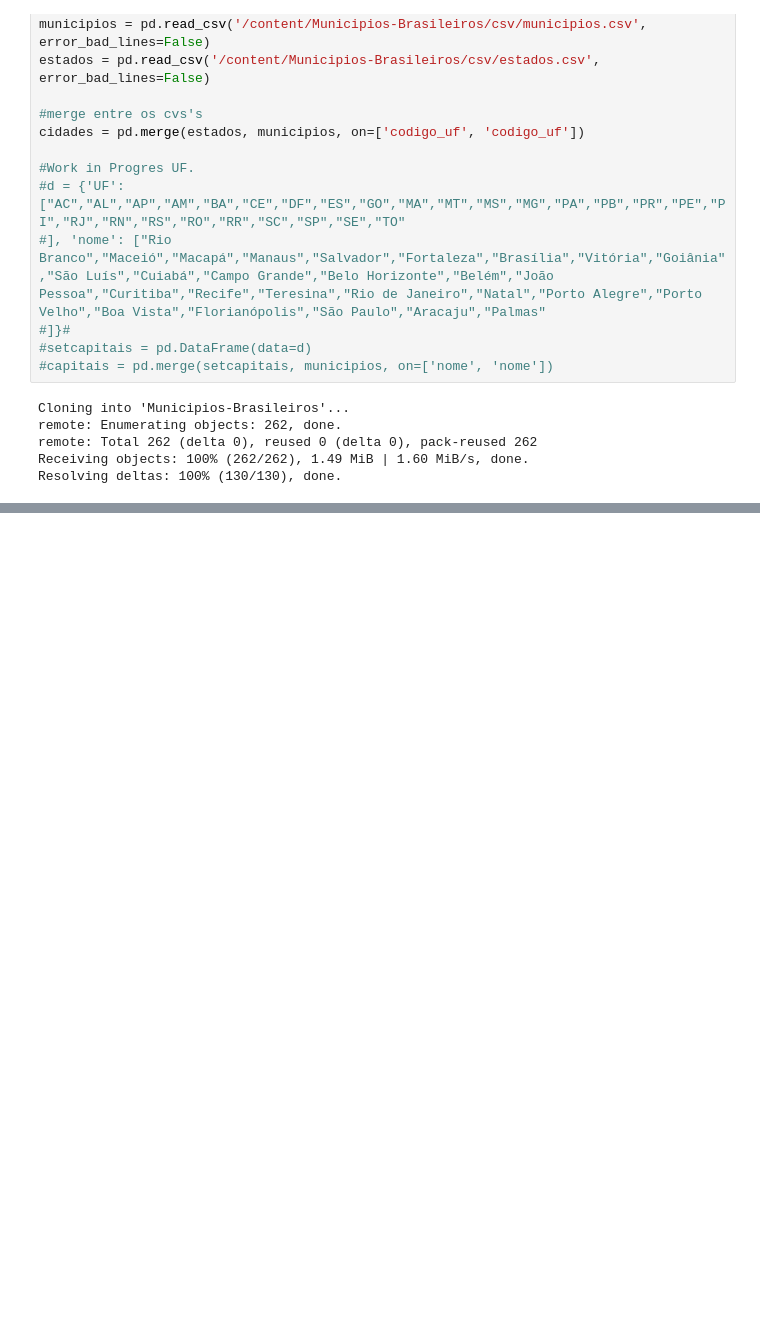
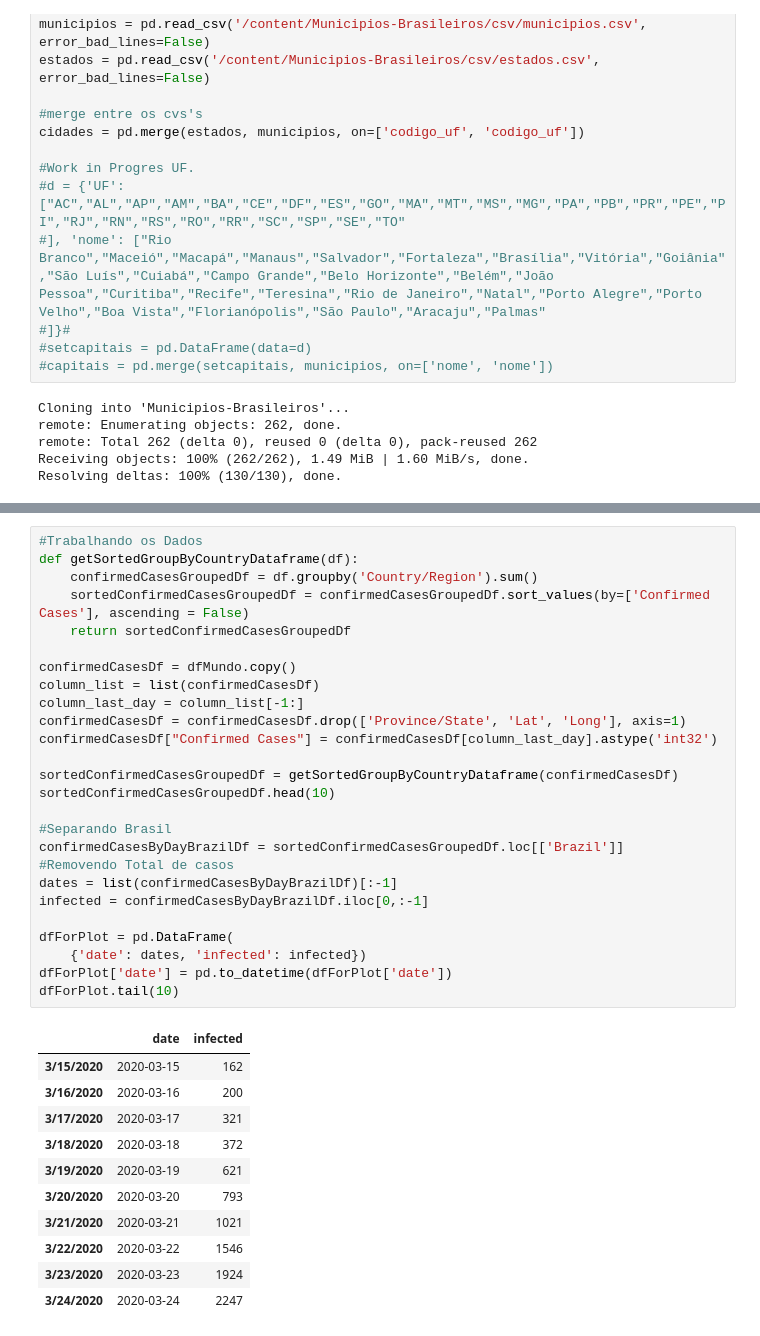
Before and after one commit to benitez-mjv/Research-and-Development, a Jupyter notebook: COVID_19.ipynb, the cells around one changed output, grey strips where cells are left out. Saved outputs shown, nothing was run; the diff lists cells and outputs as text; blank space fills up the shorter version.

```diff
--- a/COVID_19.ipynb
+++ b/COVID_19.ipynb
@@ -145,0 +177,38 @@ Resolving deltas: 100% (130/130), done.
+# %%
+#Trabalhando os Dados
+def getSortedGroupByCountryDataframe(df):
+    confirmedCasesGroupedDf = df.groupby('Country/Region').sum()
+    sortedConfirmedCasesGroupedDf = confirmedCasesGroupedDf.sort_values(by=['Confirmed Cases'], ascending = False)
+    return sortedConfirmedCasesGroupedDf
+
+confirmedCasesDf = dfMundo.copy()
+column_list = list(confirmedCasesDf)
+column_last_day = column_list[-1:]
+confirmedCasesDf = confirmedCasesDf.drop(['Province/State', 'Lat', 'Long'], axis=1)
+confirmedCasesDf["Confirmed Cases"] = confirmedCasesDf[column_last_day].astype('int32')
+
+sortedConfirmedCasesGroupedDf = getSortedGroupByCountryDataframe(confirmedCasesDf)
+sortedConfirmedCasesGroupedDf.head(10)
+
+#Separando Brasil
+confirmedCasesByDayBrazilDf = sortedConfirmedCasesGroupedDf.loc[['Brazil']]
+#Removendo Total de casos
+dates = list(confirmedCasesByDayBrazilDf)[:-1]
+infected = confirmedCasesByDayBrazilDf.iloc[0,:-1]
+
+dfForPlot = pd.DataFrame(
+    {'date': dates, 'infected': infected})
+dfForPlot['date'] = pd.to_datetime(dfForPlot['date'])
+dfForPlot.tail(10)
+# %% [output]
+|  | date | infected |
+| 3/15/2020 | 2020-03-15 | 162 |
+| 3/16/2020 | 2020-03-16 | 200 |
+| 3/17/2020 | 2020-03-17 | 321 |
+| 3/18/2020 | 2020-03-18 | 372 |
+| 3/19/2020 | 2020-03-19 | 621 |
+| 3/20/2020 | 2020-03-20 | 793 |
+| 3/21/2020 | 2020-03-21 | 1021 |
+| 3/22/2020 | 2020-03-22 | 1546 |
+| 3/23/2020 | 2020-03-23 | 1924 |
+| 3/24/2020 | 2020-03-24 | 2247 |
```
Also changed, not shown: parts of 8 cells of this notebook.
